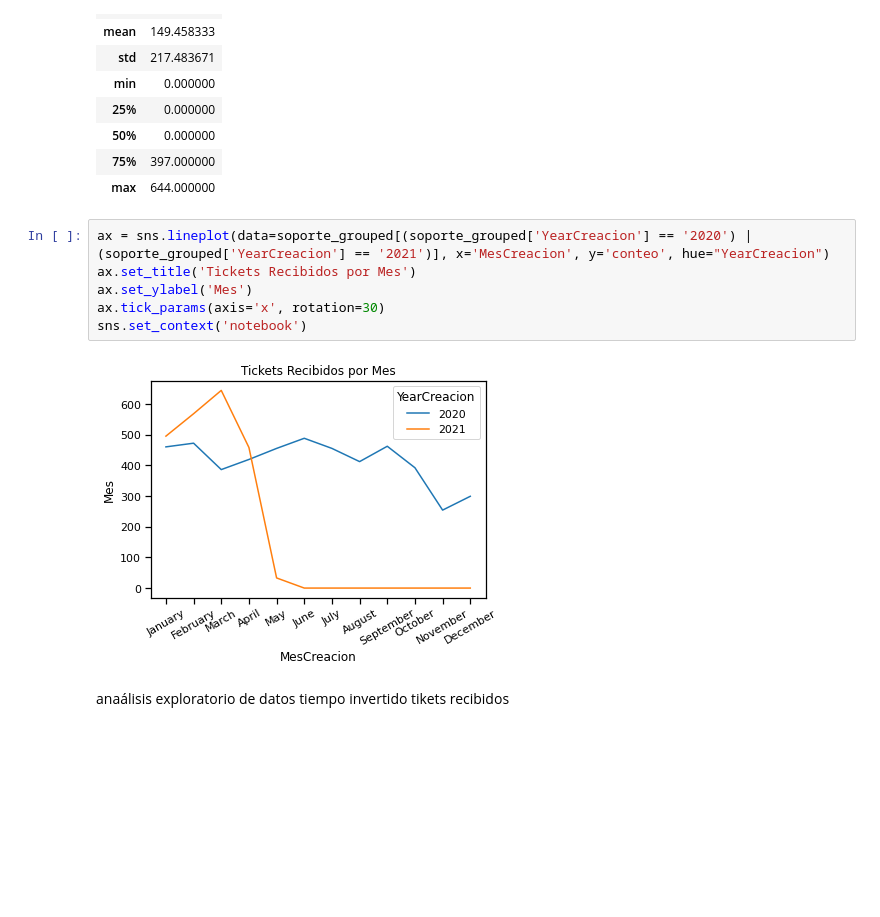
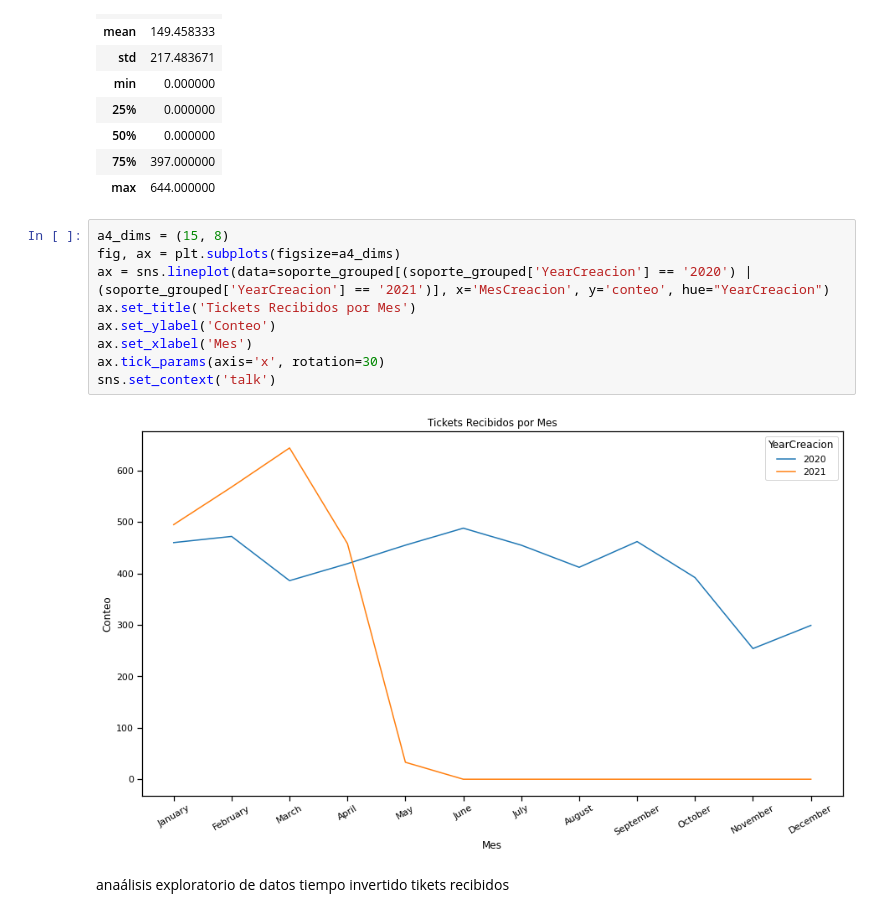
Before and after one commit to earandir/Data-Analyst, a Jupyter notebook: Modulo04/CheckPoint/Proyecto_CheckPoint.ipynb, the cells around one changed output. Drawn from its saved outputs; the diff is of its cells as text; blank space fills up the shorter version.

```diff
--- a/Modulo04/CheckPoint/Proyecto_CheckPoint.ipynb
+++ b/Modulo04/CheckPoint/Proyecto_CheckPoint.ipynb
@@ -234,13 +234,16 @@ soporte_grouped.describe()
 | 75% | 397.000000 |
 | max | 644.000000 |
 # %%
+a4_dims = (15, 8)
+fig, ax = plt.subplots(figsize=a4_dims)
 ax = sns.lineplot(data=soporte_grouped[(soporte_grouped['YearCreacion'] == '2020') | (soporte_grouped['YearCreacion'] == '2021')], x='MesCreacion', y='conteo', hue="YearCreacion")
 ax.set_title('Tickets Recibidos por Mes')
-ax.set_ylabel('Mes')
+ax.set_ylabel('Conteo')
+ax.set_xlabel('Mes')
 ax.tick_params(axis='x', rotation=30)
-sns.set_context('notebook')
+sns.set_context('talk')
 # %% [output]
-[figure, old version]
+[figure, new version]
 # %% [markdown]
 anaálisis exploratorio de datos
 tiempo invertido
```
Also changed, not shown: parts of 9 cells of this notebook.
